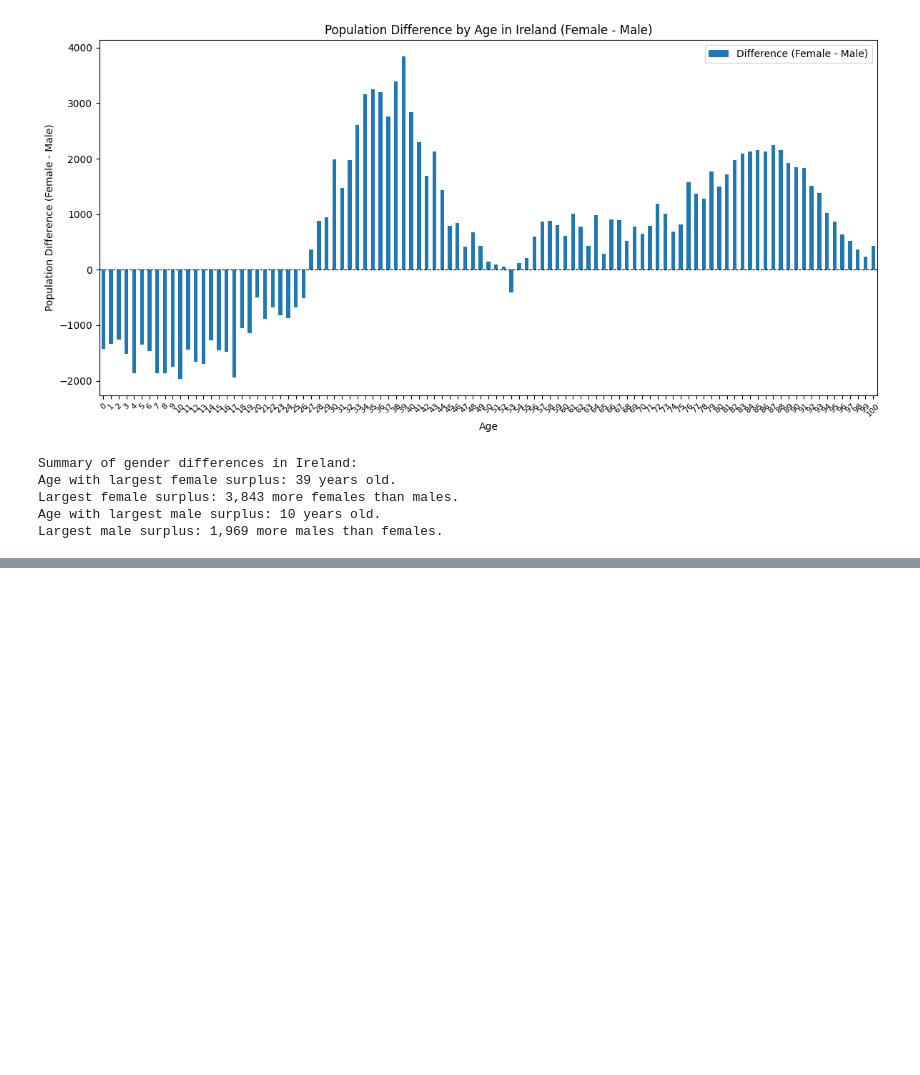
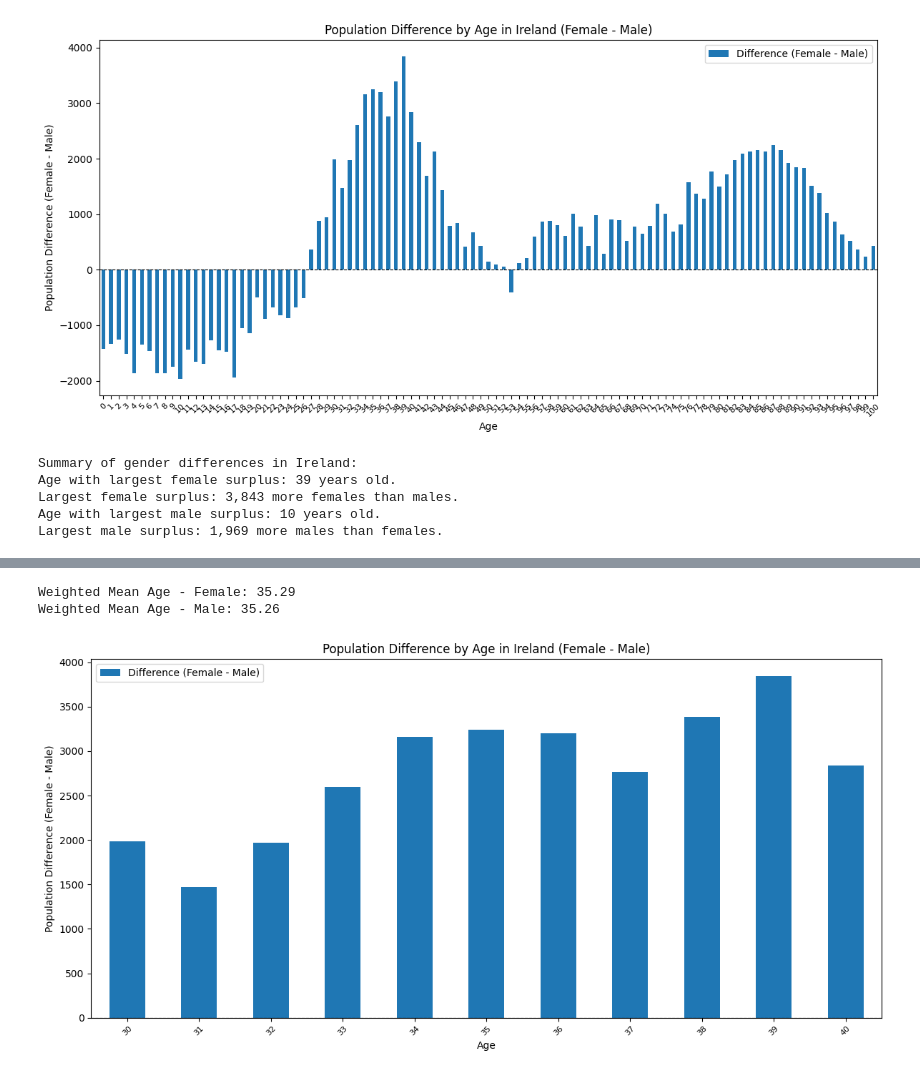
Before and after one commit to skerr17/programming-for-data-analytics, a Jupyter notebook: assignments/assignment05-population.ipynb, the cells around one changed output, grey strips where cells are left out. Drawn from its saved outputs; the diff is of its cells as text; code cells hidden in the pictures; blank space fills up the shorter version.

```diff
--- a/assignments/assignment05-population.ipynb
+++ b/assignments/assignment05-population.ipynb
@@ -307,0 +323,7 @@ Largest male surplus: 1,969 more males than females.
+# %%
+# defining an age and grouping people within 5 years of that age together
+age = 35
+age_group = sexes_age_pivot.loc[age - 5: age + 5]
+# age_group.to_csv("age_group_population_difference.csv")
+
+age_group
@@ -307,0 +369,26 @@ Largest male surplus: 1,969 more males than females.
+# %%
+# calculating the weighted mean for the females & males of the Age Group
+
+weighted_mean_age_female_in_age_group = np.average(age_group.index, weights=female_population_age_group)
+print(f"Weighted Mean Age - Female: {weighted_mean_age_female_in_age_group:.2f}")
+
+weighted_mean_age_male_in_age_group = np.average(age_group.index, weights=male_population_age_group)
+print(f"Weighted Mean Age - Male: {weighted_mean_age_male_in_age_group:.2f}")
+# %% [output]
+Weighted Mean Age - Female: 35.29
+Weighted Mean Age - Male: 35.26
+# %%
+# Visualizing the Difference (Female - Male) on a bar plot for the Age Group
+
+plt.figure(figsize=(12, 6))
+age_group['Difference (Female - Male)'].plot(kind='bar')
+plt.title('Population Difference by Age in Ireland (Female - Male)')
+plt.xlabel('Age')
+plt.ylabel('Population Difference (Female - Male)')
+plt.axhline(0, color='black', linewidth=0.8, linestyle='--')
+plt.legend()
+plt.xticks(rotation=45, fontsize=8, )
+plt.tight_layout()
+plt.show()
+# %% [output]
+[figure, added]
```
Also changed, not shown: parts of 12 cells of this notebook, 1 other file.
